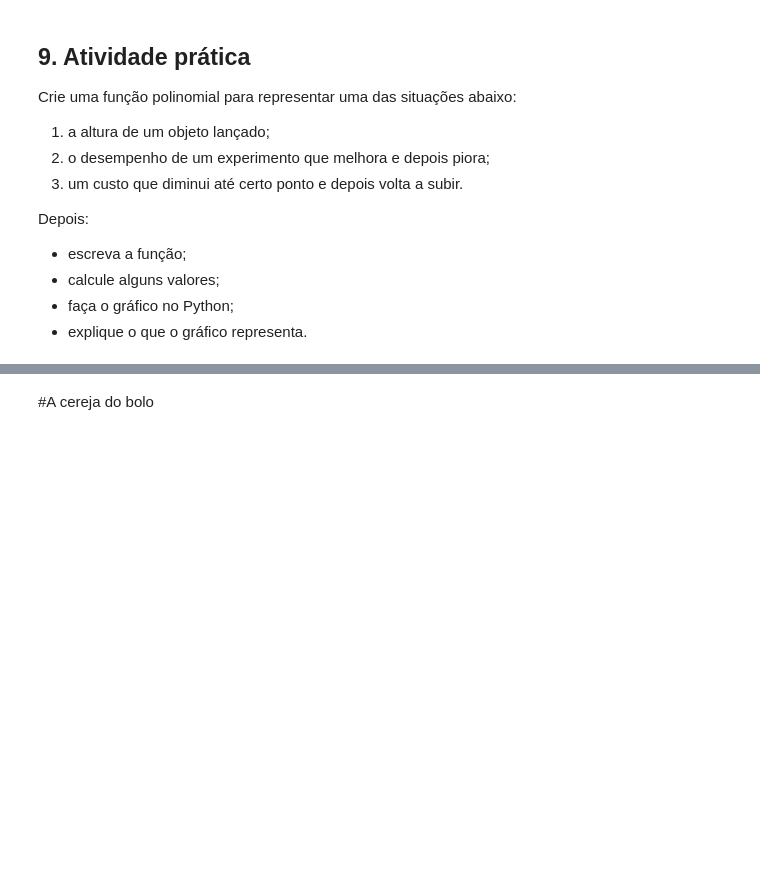
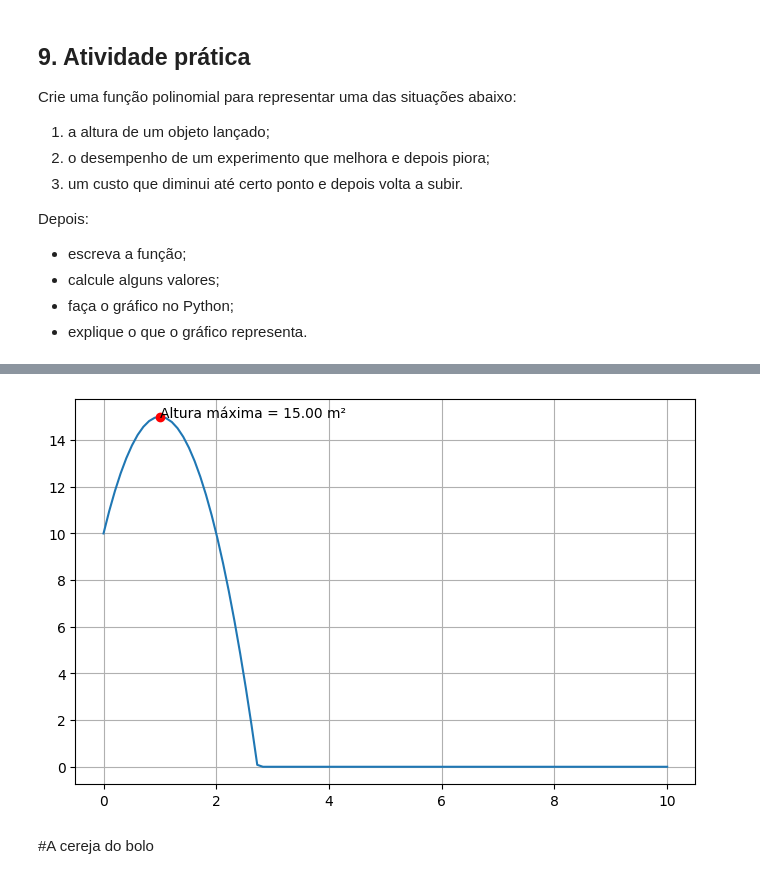
Before and after one commit to yveskleny/IA-UC3, a Jupyter notebook: funcoes_matematicas/UC3_funcoes_polinomiais_aula.ipynb, the cells around one changed output, grey strips where cells are left out. Drawn from its saved outputs; the diff is of its cells as text; code cells hidden in the pictures; blank space fills up the shorter version.

```diff
--- a/funcoes_matematicas/UC3_funcoes_polinomiais_aula.ipynb
+++ b/funcoes_matematicas/UC3_funcoes_polinomiais_aula.ipynb
@@ -338,8 +377,10 @@ Depois:
 
 # Crie aqui sua própria função polinomial
 
-# def minha_funcao(x):
-#     return ...
+def lançamento_objeto(altura_inicial, velocidade_inicial, aceleracao_gravidade, tempo):
+    resultado = (altura_inicial + velocidade_inicial*tempo - 0.5*aceleracao_gravidade*tempo**2)
+    return resultado if resultado >= 0 else 0
 
-# teste = [0, 1, 2, 3, 4]
-# [(x, minha_funcao(x)) for x in teste]
+
+teste = np.arange(0, 10)
+[(x, lançamento_objeto(10, 5, 10, x)) for x in teste]
@@ -346,14 +398,19 @@ Depois:
 # %%
-# import numpy as np
-# import matplotlib.pyplot as plt
+import numpy as np
+import matplotlib.pyplot as plt
 
-# x = np.linspace(-5, 5, 300)
-# y = minha_funcao(x)
+tempos = np.linspace(0, 10, 100)
+y = [lançamento_objeto(altura_inicial=10, velocidade_inicial=10, aceleracao_gravidade=10, tempo=t) for t in tempos]
 
-# plt.figure(figsize=(8, 5))
-# plt.plot(x, y)
-# plt.grid()
-# plt.show()
+plt.figure(figsize=(8, 5))
+plt.plot(tempos, y)
+idx = y.index(max(y))
+plt.plot(tempos[idx] ,max(y), 'ro')
+plt.text(tempos[idx] ,max(y), f'Altura máxima = {max(y):.2f} m²', ha="left")
+plt.grid()
+plt.show()
+# %% [output]
+[figure, added]
 # %% [markdown]
 #A cereja do bolo
 # %% [markdown]
```
Also changed, not shown: parts of 11 cells of this notebook.
